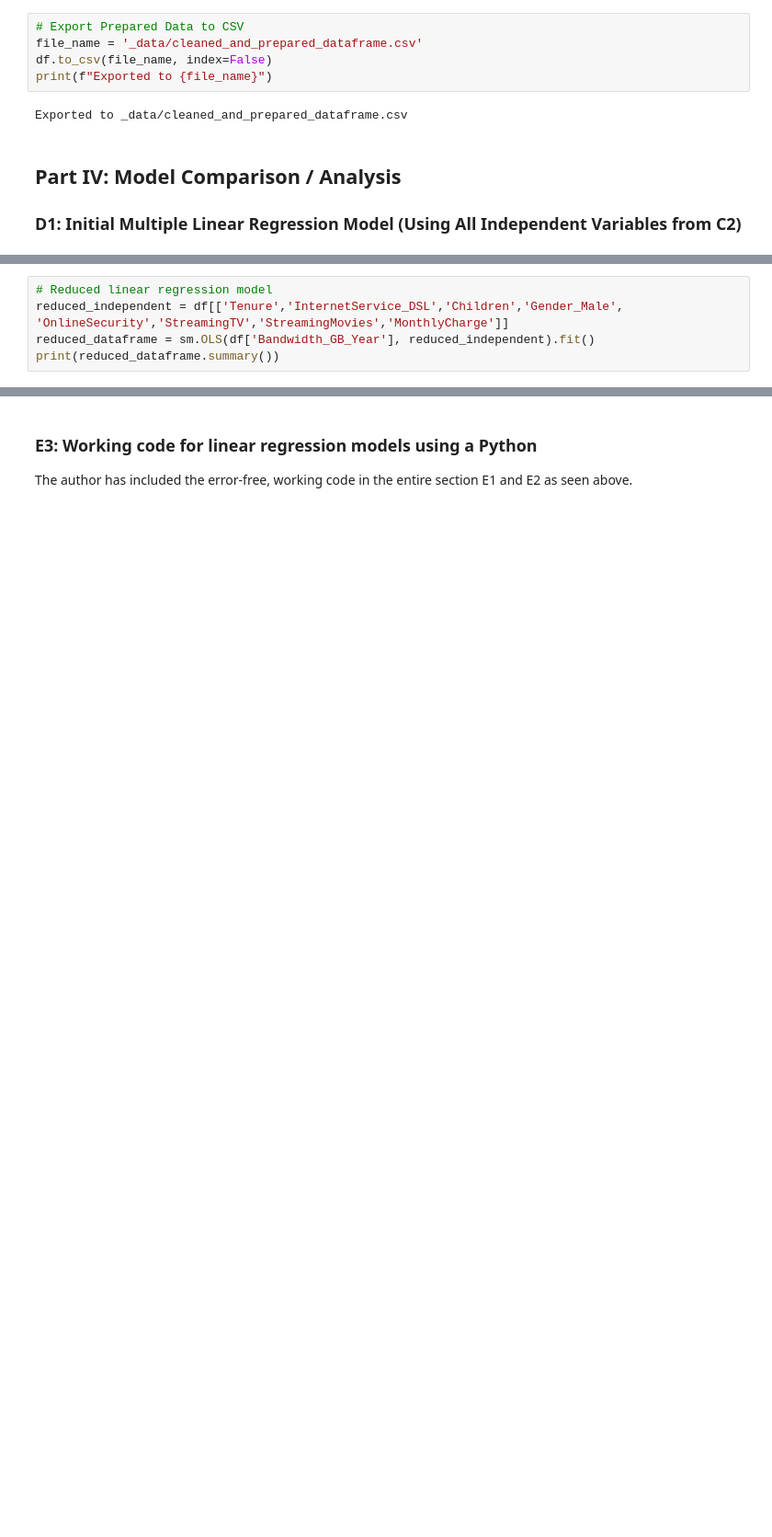
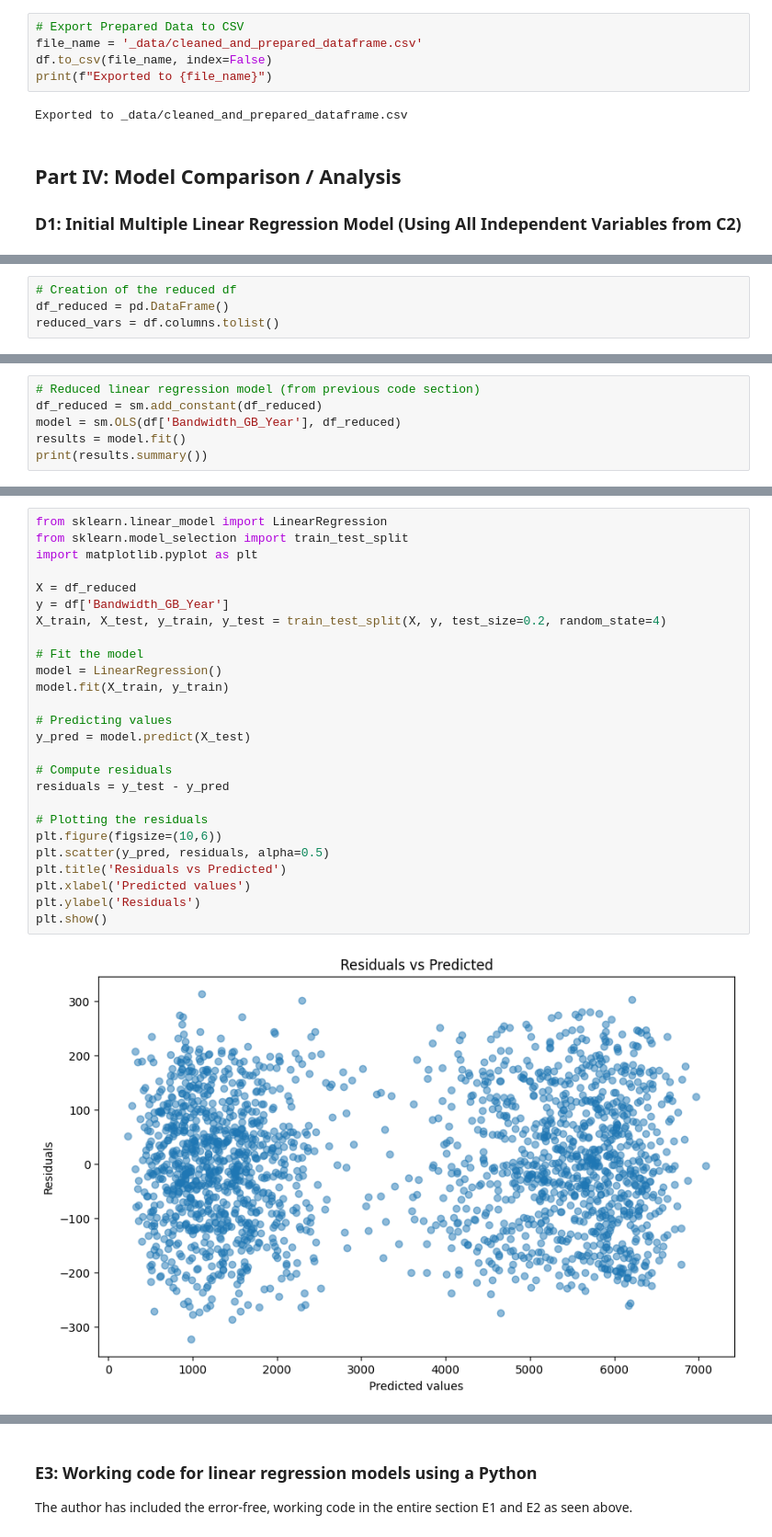
Before and after one commit to sullysbrain/wgu-208, a Jupyter notebook: scottsullivan_010547531_d208_v3.ipynb, the cells around one changed output, grey strips where cells are left out. Shown at 92% size. Saved outputs shown, nothing was run; the diff lists cells and outputs as text; blank space fills up the shorter version.

```diff
--- a/scottsullivan_010547531_d208_v3.ipynb
+++ b/scottsullivan_010547531_d208_v3.ipynb
@@ -444,0 +450,4 @@ Upon looking at the heatmap, the author determined there was a higher than norma
+# %%
+# Creation of the reduced df
+df_reduced = pd.DataFrame()
+reduced_vars = df.columns.tolist()
@@ -451,8 +566,9 @@ The **coefficients** are examined as they signify the extent of impact on the de
 
 Below is the creation of the reduced linear model with these attributes.
 # %%
-# Reduced linear regression model
-reduced_independent = df[['Tenure','InternetService_DSL','Children','Gender_Male', 'OnlineSecurity','StreamingTV','StreamingMovies','MonthlyCharge']]
-reduced_dataframe = sm.OLS(df['Bandwidth_GB_Year'], reduced_independent).fit()
-print(reduced_dataframe.summary())
+# Reduced linear regression model (from previous code section)
+df_reduced = sm.add_constant(df_reduced)
+model = sm.OLS(df['Bandwidth_GB_Year'], df_reduced)
+results = model.fit()
+print(results.summary())
 # %% [output]
@@ -512,0 +627,28 @@ Below is a residual plot of the reduced linear regression model followed by the
+# %%
+from sklearn.linear_model import LinearRegression
+from sklearn.model_selection import train_test_split
+import matplotlib.pyplot as plt
+
+X = df_reduced
+y = df['Bandwidth_GB_Year']
+X_train, X_test, y_train, y_test = train_test_split(X, y, test_size=0.2, random_state=4)
+
+# Fit the model
+model = LinearRegression()
+model.fit(X_train, y_train)
+
+# Predicting values
+y_pred = model.predict(X_test)
+
+# Compute residuals
+residuals = y_test - y_pred
+
+# Plotting the residuals
+plt.figure(figsize=(10,6))
+plt.scatter(y_pred, residuals, alpha=0.5)
+plt.title('Residuals vs Predicted')
+plt.xlabel('Predicted values')
+plt.ylabel('Residuals')
+plt.show()
+# %% [output]
+[figure, added]
```
Also changed, not shown: parts of 32 cells of this notebook, 2 other files.
